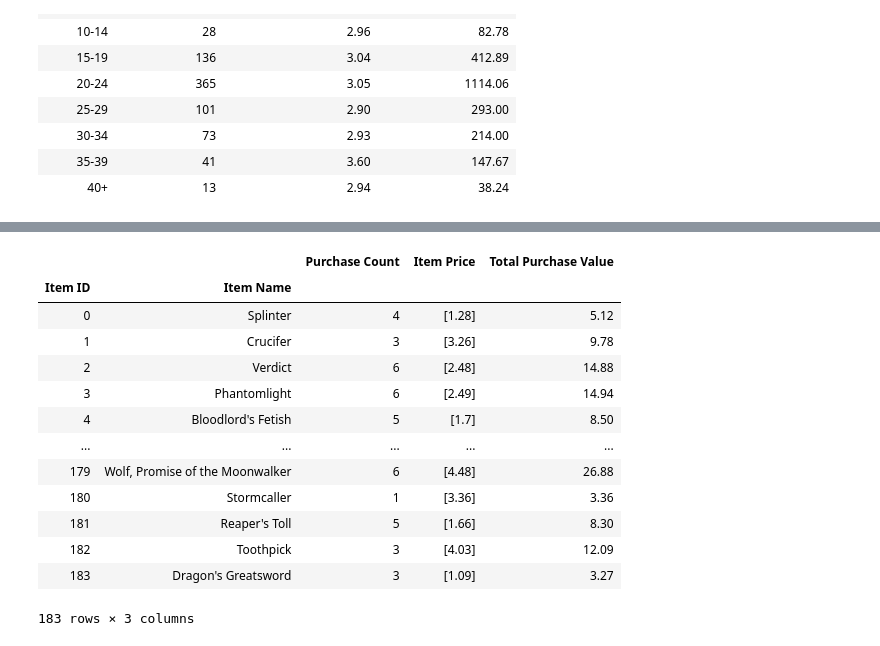
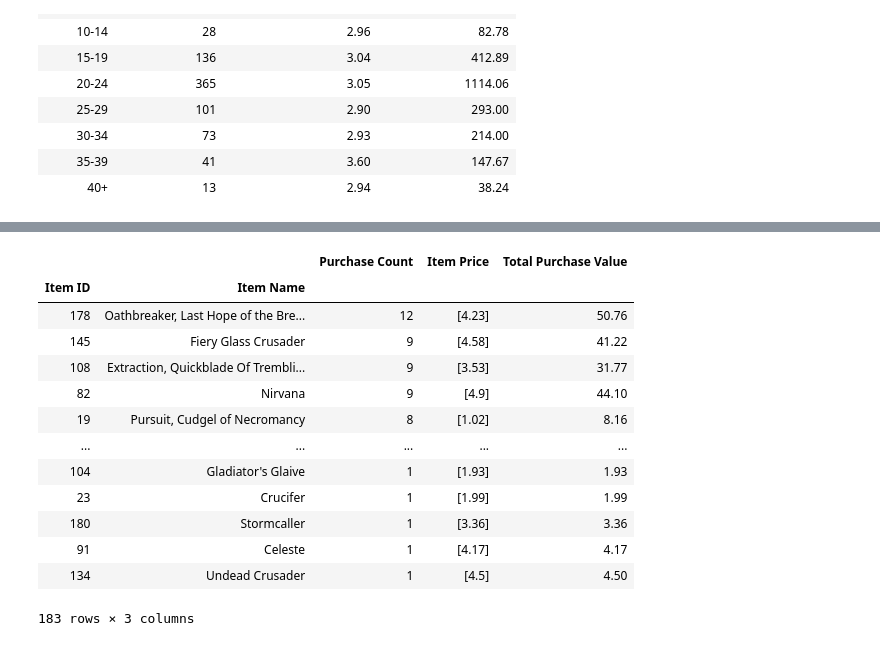
Before and after one commit to shidalgo12/Pandas-Challege, a Jupyter notebook: HeroesOfPymoli/Purchase_Data_Notebook.ipynb, the cells around one changed output, grey strips where cells are left out. Cells and saved outputs as stored; diff of their text form; code cells hidden in the pictures.

Commit message:
Most Popular and Profitable table sorts

```diff
--- a/HeroesOfPymoli/Purchase_Data_Notebook.ipynb
+++ b/HeroesOfPymoli/Purchase_Data_Notebook.ipynb
@@ -333,45 +299,46 @@ item_df
 
 # # Group by Item ID and Item Name. Perform calculations to obtain purchase count, item price, and total purchase value
 id_name_group = item_df.groupby(["Item ID","Item Name"])
 
 item_purchase_count = pd.DataFrame(id_name_group["Price"].count())
 # item_purchase_count
 item_purchase_count = item_purchase_count.rename(columns={"Price": "Purchase Count"})
 item_purchase_count
 
 item_price = pd.DataFrame(id_name_group["Price"].unique())
 # item_price
 item_price = item_price.rename(columns={"Price": "Item Price"})
 item_price
 
 total_purchase_value = pd.DataFrame(id_name_group["Price"].sum())
 total_purchase_value
 total_purchase_value = total_purchase_value.rename(columns = {'Price': 'Total Purchase Value'})
 total_purchase_value
 
 merge_table = pd.merge(item_purchase_count, item_price, on= ['Item ID','Item Name'])
 merge_table
 
 popular_items = pd.merge(merge_table, total_purchase_value, on= ['Item ID','Item Name'])
 popular_items
 
-# Sort the purchase count column in descending order
+popular_items_sort = popular_items.sort_values("Purchase Count", ascending=False)
+popular_items_sort
     # Optional: give the displayed data cleaner formatting
 # Display a preview of the summary data frame
 # %% [output]
 |  |  | Purchase Count | Item Price | Total Purchase Value |
 | Item ID | Item Name |  |  |  |
-| 0 | Splinter | 4 | [1.28] | 5.12 |
-| 1 | Crucifer | 3 | [3.26] | 9.78 |
-| 2 | Verdict | 6 | [2.48] | 14.88 |
-| 3 | Phantomlight | 6 | [2.49] | 14.94 |
-| 4 | Bloodlord's Fetish | 5 | [1.7] | 8.50 |
+| 178 | Oathbreaker, Last Hope of the Bre... | 12 | [4.23] | 50.76 |
+| 145 | Fiery Glass Crusader | 9 | [4.58] | 41.22 |
+| 108 | Extraction, Quickblade Of Trembli... | 9 | [3.53] | 31.77 |
+| 82 | Nirvana | 9 | [4.9] | 44.10 |
+| 19 | Pursuit, Cudgel of Necromancy | 8 | [1.02] | 8.16 |
 | ... | ... | ... | ... | ... |
-| 179 | Wolf, Promise of the Moonwalker | 6 | [4.48] | 26.88 |
+| 104 | Gladiator's Glaive | 1 | [1.93] | 1.93 |
+| 23 | Crucifer | 1 | [1.99] | 1.99 |
 | 180 | Stormcaller | 1 | [3.36] | 3.36 |
-| 181 | Reaper's Toll | 5 | [1.66] | 8.30 |
-| 182 | Toothpick | 3 | [4.03] | 12.09 |
-| 183 | Dragon's Greatsword | 3 | [1.09] | 3.27 |
+| 91 | Celeste | 1 | [4.17] | 4.17 |
+| 134 | Undead Crusader | 1 | [4.5] | 4.50 |
 183 rows × 3 columns
 # %%
 # Most Profitable Items
```
Also changed, not shown: parts of 5 cells of this notebook.
